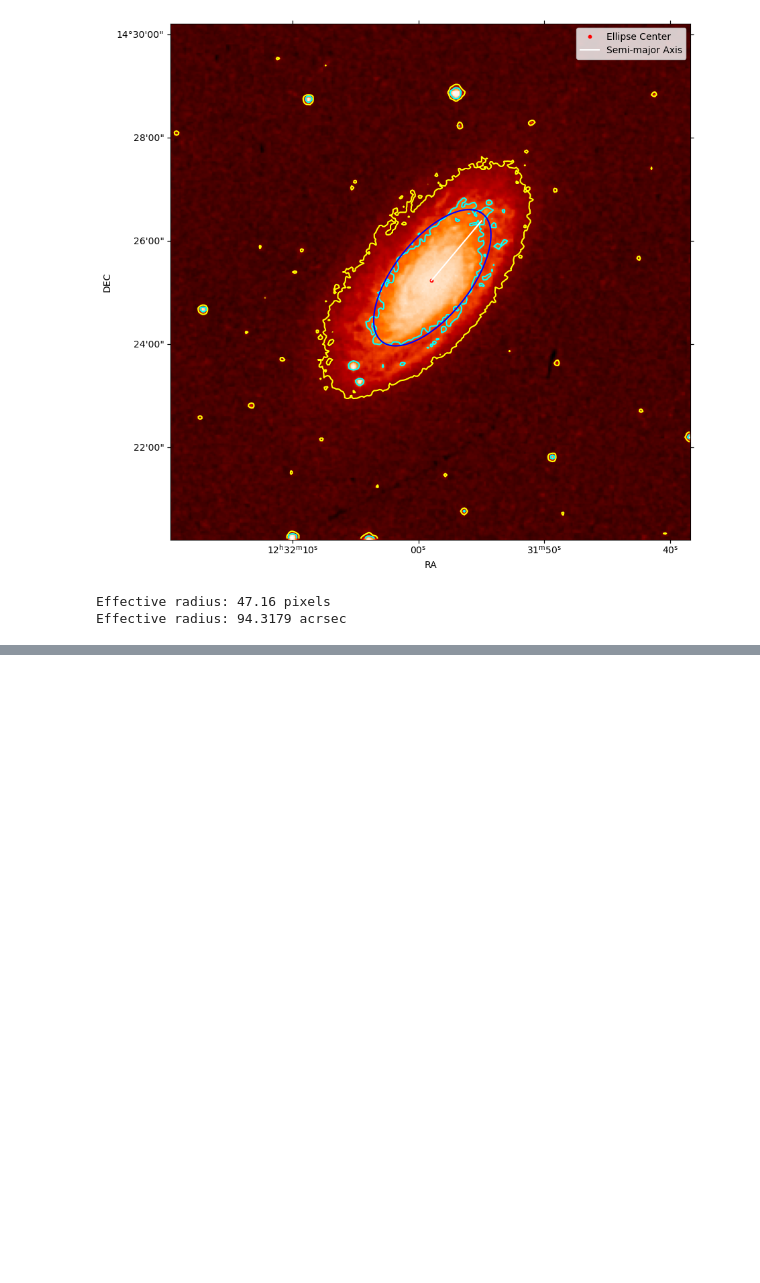
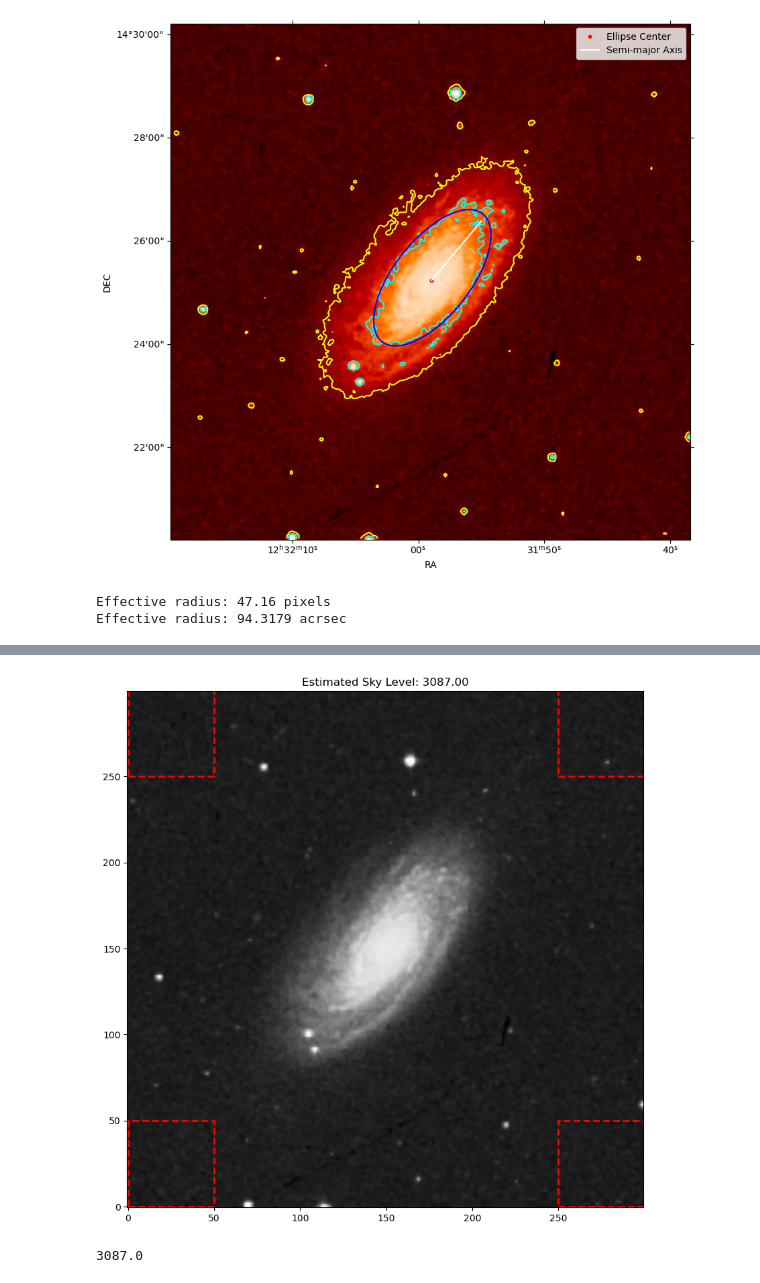
Before and after one commit to ebupi/galaxies-and-cosmology, a Jupyter notebook: izofot.ipynb, the cells around one changed output, grey strips where cells are left out. Saved outputs shown, nothing was run; the diff lists cells and outputs as text; code cells hidden in the pictures; blank space fills up the shorter version.

```diff
--- a/izofot.ipynb
+++ b/izofot.ipynb
@@ -420,0 +681,37 @@ Effective radius: 94.3179 acrsec
+# %%
+def estimate_sky_level(data):
+    # Görüntünün köşelerindeki 50x50 piksel alanlardan medyan parlaklık değerini hesapla
+    corners = [
+        data[0:50, 0:50],  # Sol üst köşe
+        data[-50:, 0:50],  # Sol alt köşe
+        data[0:50, -50:],  # Sağ üst köşe
+        data[-50:, -50:]   # Sağ alt köşe
+    ]
+
+    combined_corners = np.concatenate([corner.flatten() for corner in corners])
+
+    # Medyan parlaklık değeri
+    sky_level = np.median(combined_corners)
+
+    # Köşeleri görselleştirme
+    fig, ax = plt.subplots(figsize=(10, 10))
+    ax.imshow(data, cmap='gray', origin='lower')
+
+    for i, corner in enumerate(corners):
+        y, x = divmod(i, 2)
+        rect = plt.Rectangle((x * (data.shape[1] - 50), y * (data.shape[0] - 50)), 50, 50, fill=False, edgecolor='red', linestyle='--', linewidth=2)
+        ax.add_patch(rect)
+
+    plt.title(f"Estimated Sky Level: {sky_level:.2f}")
+    plt.show()
+
+    return sky_level
+# %%
+# Get M88 coordinates
+m88_coords = get_object_coordinates("M88")
+# Get image data
+data, wcs = get_image_data(m88_coords)
+estimate_sky_level(data)
+# %% [output]
+[figure, added]
+3087.0
```
Also changed, not shown: parts of 2 cells of this notebook.
